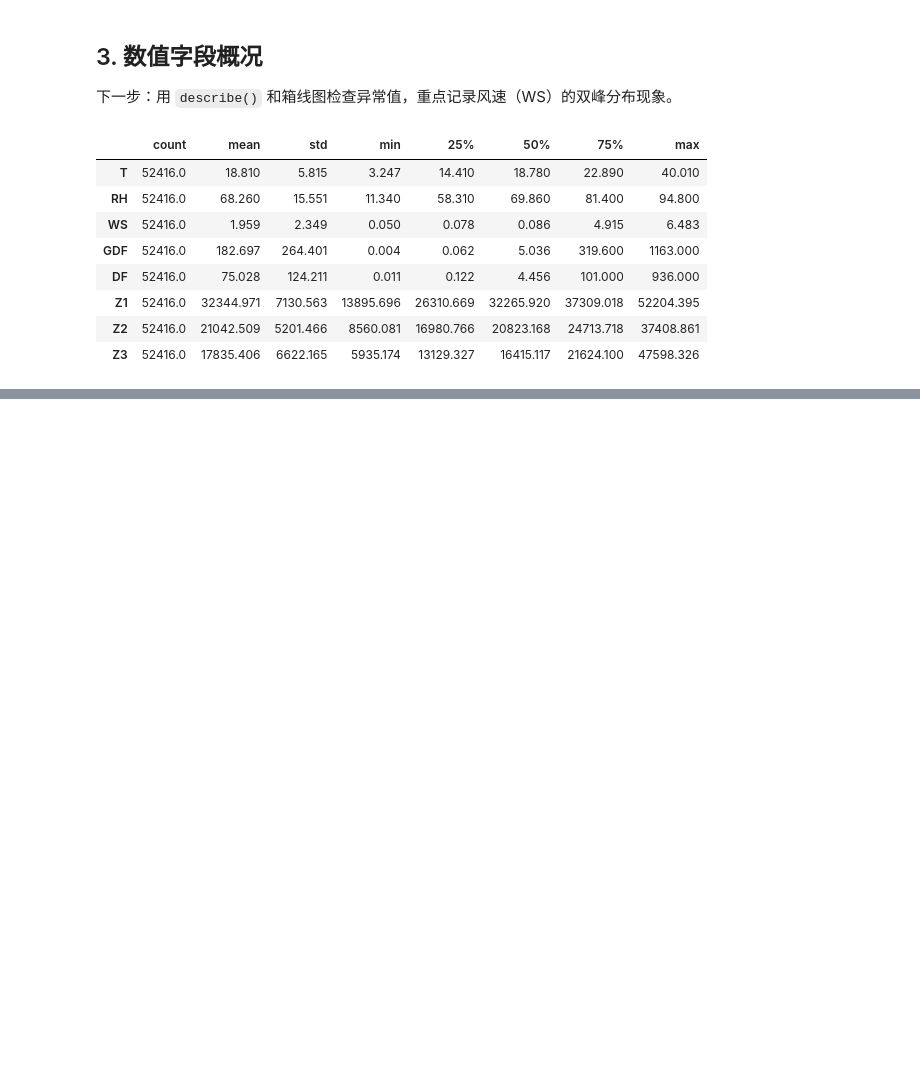
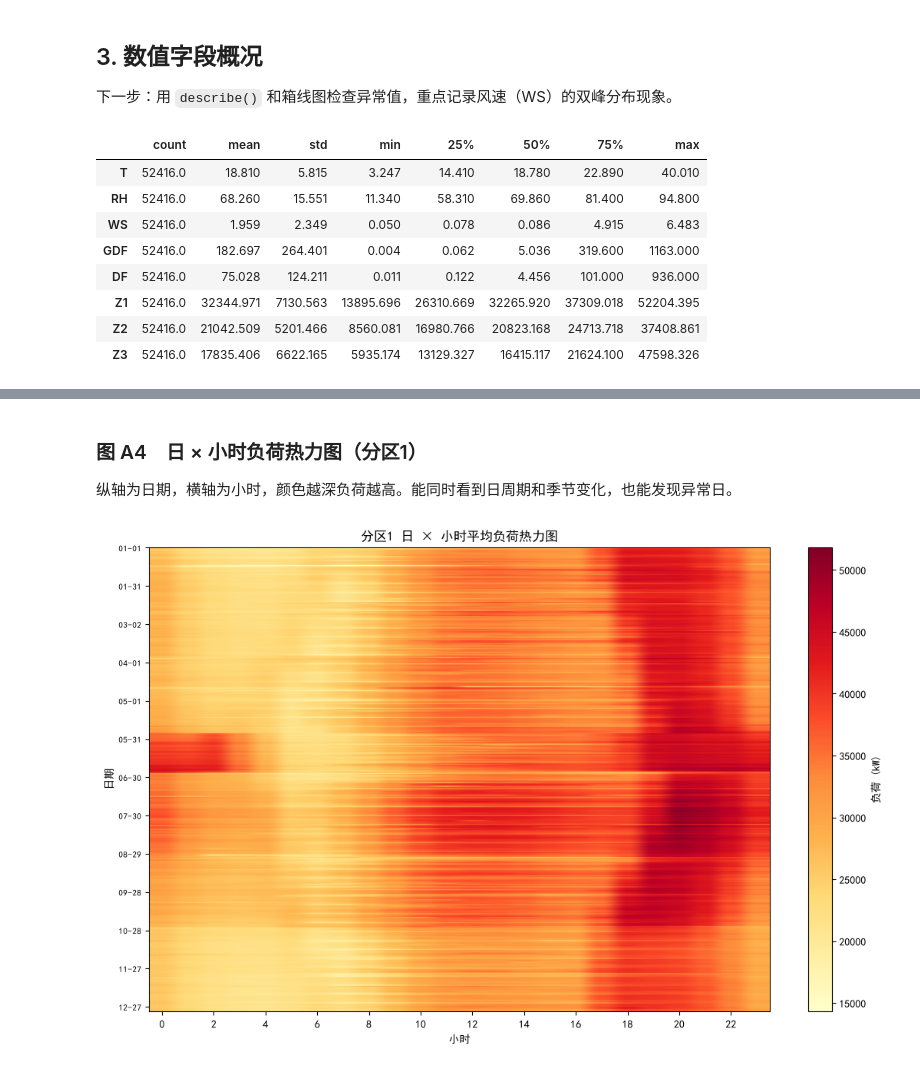
Before and after one commit to zstsyj/City_load, a Jupyter notebook: 01_eda.ipynb, the cells around one changed output, grey strips where cells are left out. Saved outputs shown, nothing was run; the diff lists cells and outputs as text; code cells hidden in the pictures; blank space fills up the shorter version.

```diff
--- a/01_eda.ipynb
+++ b/01_eda.ipynb
@@ -99,0 +212,27 @@ df.describe().T.round(3)
+# %% [markdown]
+### 图 A4　日 × 小时负荷热力图（分区1）
+
+纵轴为日期，横轴为小时，颜色越深负荷越高。能同时看到日周期和季节变化，也能发现异常日。
+# %%
+pivot = work.groupby(['date', 'hour'])['Z1'].mean().unstack()
+pivot = pivot.reindex(columns=range(24))
+
+fig, ax = plt.subplots(figsize=(11, 7))
+im = ax.imshow(pivot.values, aspect='auto', cmap='YlOrRd', origin='upper')
+ax.set_xticks(range(0, 24, 2))
+ax.set_xticklabels(range(0, 24, 2))
+
+step = 30
+ax.set_yticks(range(0, len(pivot), step))
+ax.set_yticklabels([pivot.index[i].strftime('%m-%d') for i in range(0, len(pivot), step)], fontsize=8)
+
+ax.set_xlabel('小时')
+ax.set_ylabel('日期')
+ax.set_title('分区1 日 × 小时平均负荷热力图')
+cbar = fig.colorbar(im, ax=ax)
+cbar.set_label('负荷 (kW)')
+fig.tight_layout()
+fig.savefig('figures/fig_A4_heatmap.png', dpi=300, bbox_inches='tight')
+plt.show()
+# %% [output]
+[figure, added]
```
Also changed, not shown: parts of 12 cells of this notebook, 5 other files.
